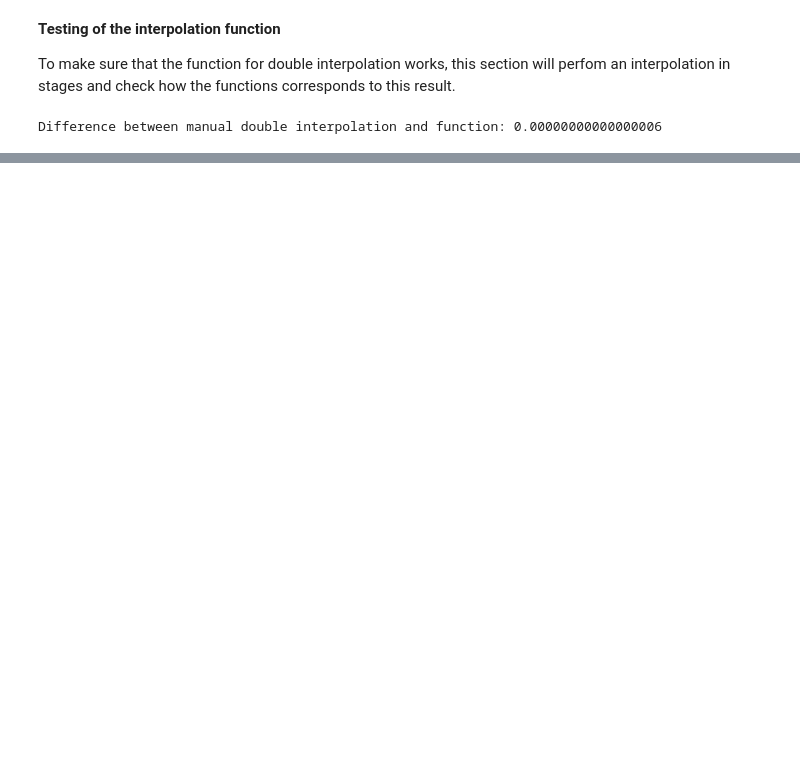
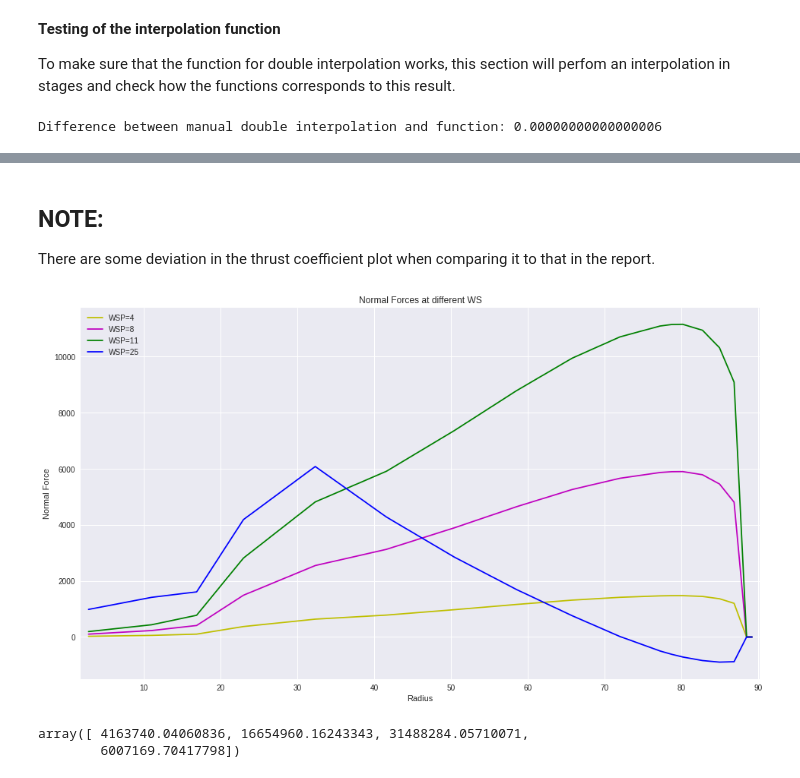
Before and after one commit to janerikhy/BEM, a Jupyter notebook: BEM.ipynb, the cells around one changed output, grey strips where cells are left out. Saved outputs shown, nothing was run; the diff lists cells and outputs as text; code cells hidden in the pictures; blank space fills up the shorter version.

```diff
--- a/BEM.ipynb
+++ b/BEM.ipynb
@@ -384,0 +616,32 @@ P = CT[lam_index][theta_index]*1/2*rho*11.31**2*np.pi*R**2*1.01
+# %% [markdown]
+## NOTE:
+There are some deviation in the thrust coefficient plot when comparing it to that in the report.
+# %%
+v_moments = [4, 8, 11, 25]
+colors = ['y', 'm', 'g', 'b']
+
+for i in range(len(v_moments)):
+  val = np.where(V0_arr == v_moments[i])[0][0]
+  plt.title("Normal Forces at different WS")
+  plt.plot(radius, norm_forces[val], colors[i] ,label=f"WSP={v_moments[i]}")
+  plt.xlabel("Radius")
+  plt.xlim([min(radius)-1, max(radius)+1])
+  plt.ylabel("Normal Force")
+  plt.legend()
+  plt.savefig(os.path.join(data_dir, 'results', 'normal_forces_radi.png'), dpi=300)
+# %% [output]
+[figure, added]
+# %%
+# Calculate the moments
+
+# Have to integrate from the radius of r=2.8 m for wind speeds [4, 8, 11, 25]
+
+moments = np.zeros((len(v_moments)))
+for i in range(len(moments)):
+  val = np.where(V0_arr == v_moments[i])[0][0]
+  moments[i] = np.trapz(radius*norm_forces[val], radius)
+
+moments
+# %% [output]
+array([ 4163740.04060836, 16654960.16243343, 31488284.05710071,
+        6007169.70417798])
```
Also changed, not shown: parts of 28 cells of this notebook.
